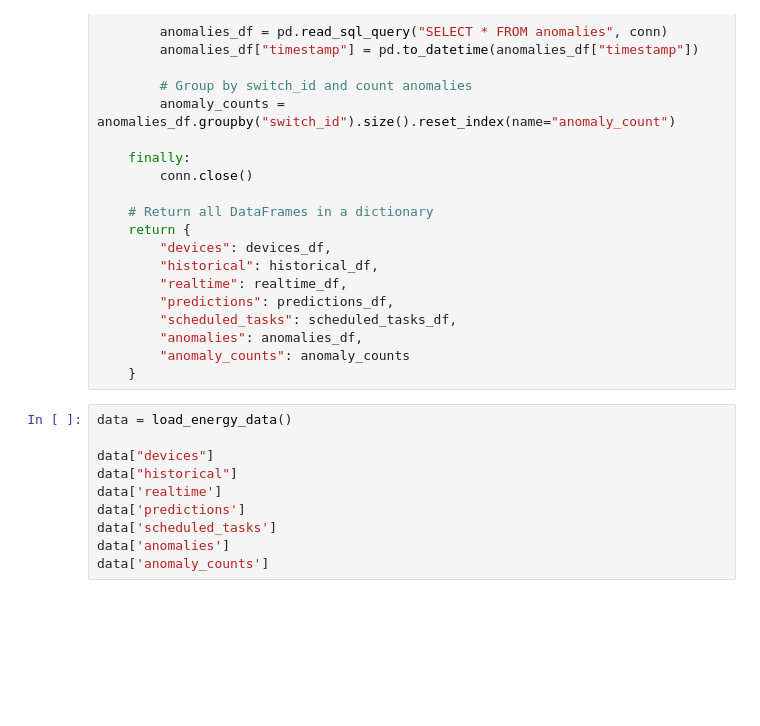
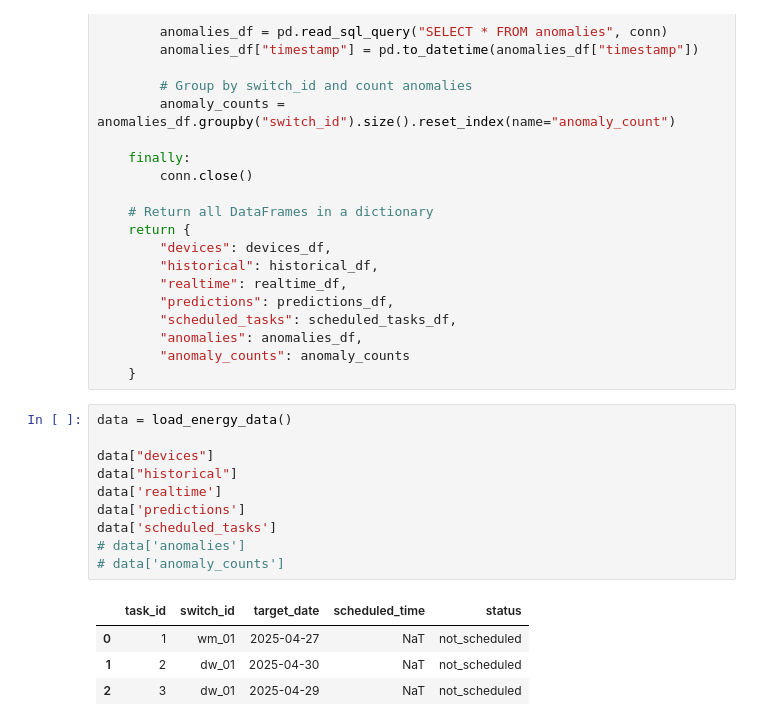
Before and after one commit to sahan974/Energy-Consumption-Optimization, a Jupyter notebook: database/view_db.ipynb, the cells around one changed output. Cells and saved outputs as stored; diff of their text form; blank space fills up the shorter version.

```diff
--- a/database/view_db.ipynb
+++ b/database/view_db.ipynb
@@ -44,10 +44,15 @@ def load_energy_data(db_path="database2.db"):
 # %%
 data = load_energy_data()
 
 data["devices"]
 data["historical"]
 data['realtime']
 data['predictions']
 data['scheduled_tasks']
-data['anomalies']
-data['anomaly_counts']
+# data['anomalies']
+# data['anomaly_counts']
+# %% [output]
+|  | task_id | switch_id | target_date | scheduled_time | status |
+| 0 | 1 | wm_01 | 2025-04-27 | NaT | not_scheduled |
+| 1 | 2 | dw_01 | 2025-04-30 | NaT | not_scheduled |
+| 2 | 3 | dw_01 | 2025-04-29 | NaT | not_scheduled |
```
Also changed, not shown: 15 other files.
